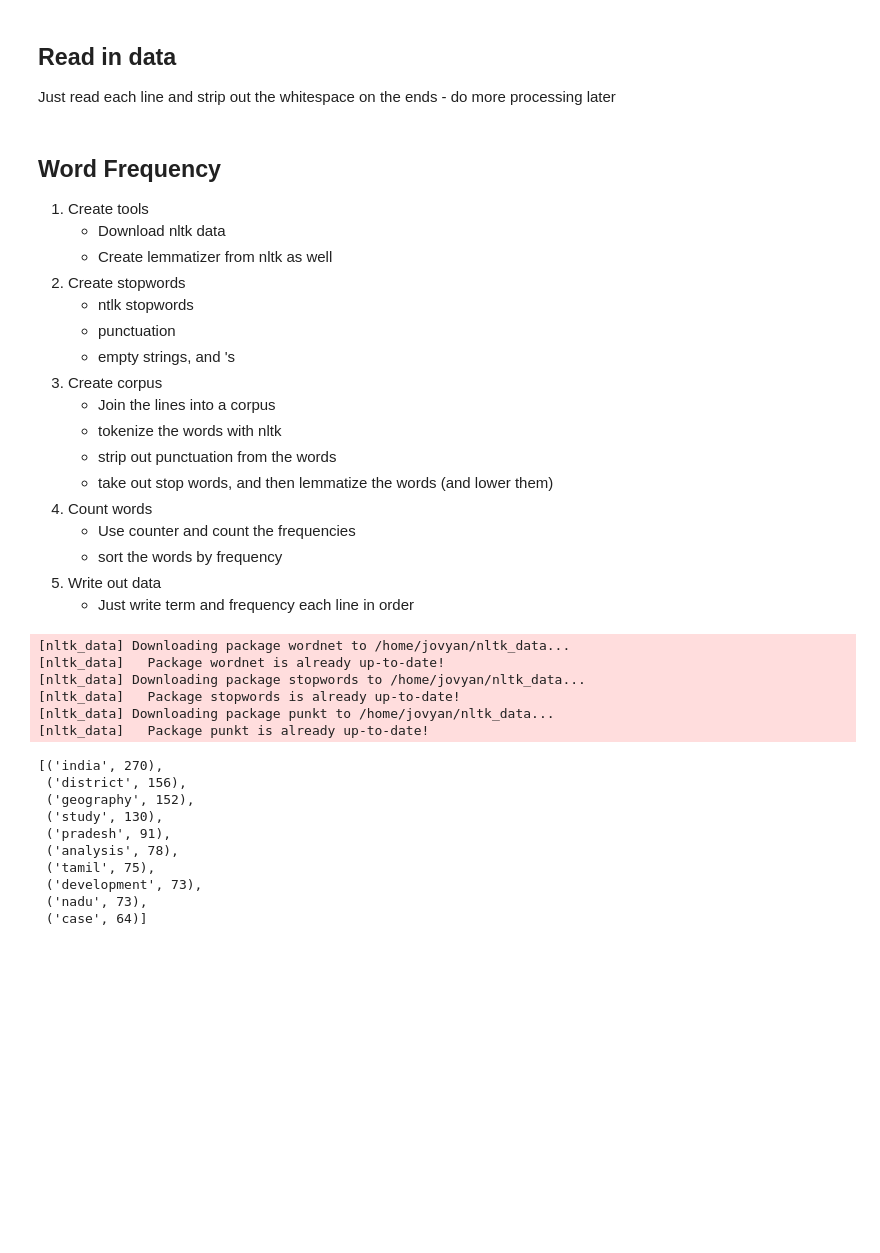
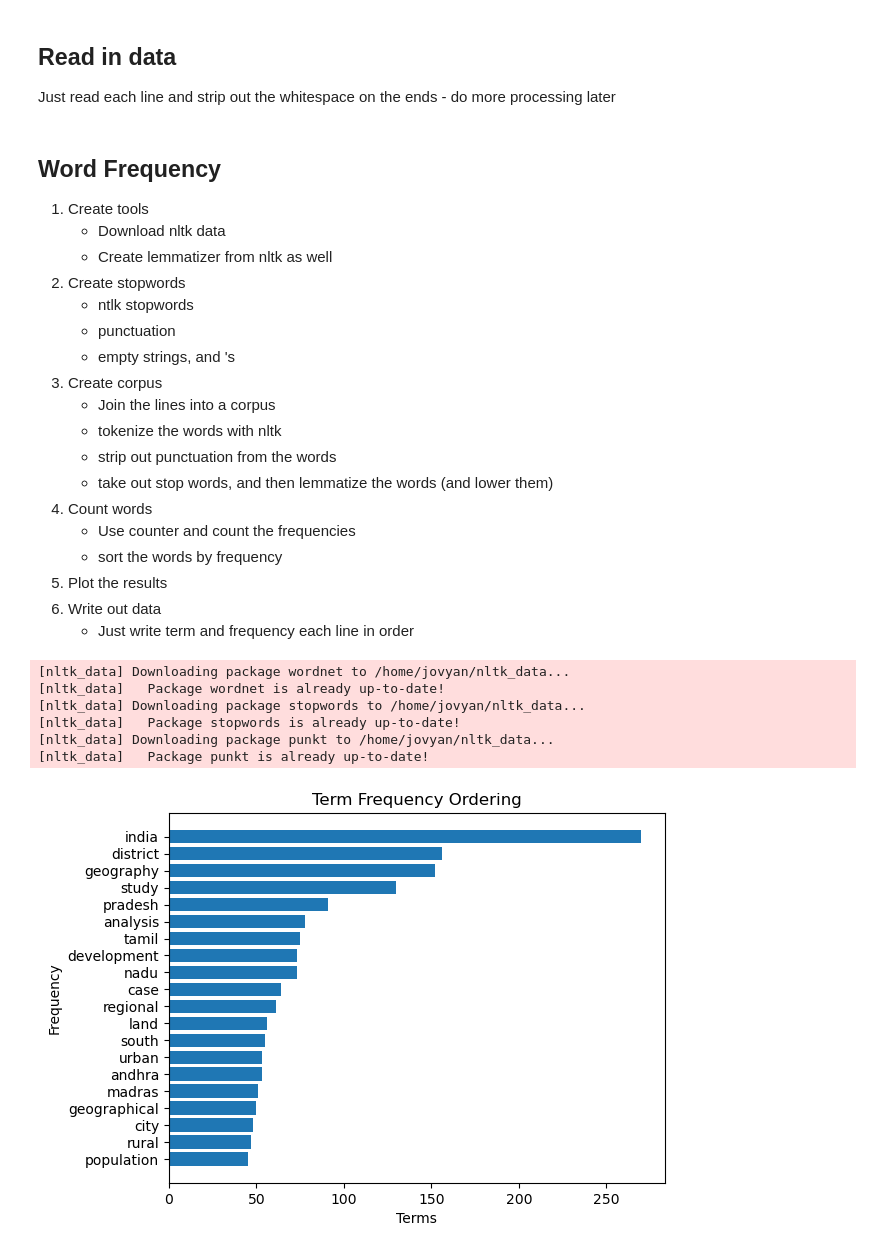
Before and after one commit to sachiniyer/igj-title-analysis, a Jupyter notebook: main.ipynb, the cells around one changed output. Drawn from its saved outputs; the diff is of its cells as text; code cells hidden in the pictures; blank space fills up the shorter version.

Commit message:
add charts

```diff
--- a/main.ipynb
+++ b/main.ipynb
@@ -38,7 +40,8 @@ with open(file_path, "r") as file:
 4. Count words
     * Use counter and count the frequencies
     * sort the words by frequency
-5. Write out data
+6. Plot the results
+7. Write out data
     * Just write term and frequency each line in order
 # %%
 nltk.download(['wordnet', 'stopwords', 'punkt'])
@@ -57,18 +60,12 @@ words = [word.strip(string.punctuation) for word in nltk.word_tokenize(" ".join(
 filtered_words = [lemmatizer.lemmatize(word).lower() for word in words if word.lower() not in stop_words]
 # %%
 sorted_word_freq = sorted(Counter(filtered_words).items(), key=lambda x: x[1], reverse=True)
-sorted_word_freq[:10]
-# %% [output]
-[('india', 270),
- ('district', 156),
- ('geography', 152),
- ('study', 130),
- ('pradesh', 91),
- ('analysis', 78),
- ('tamil', 75),
- ('development', 73),
- ('nadu', 73),
- ('case', 64)]
+# %%
+plt.barh([i[0] for i in reversed(sorted_word_freq[:20])], [i[1] for i in reversed(sorted_word_freq[:20])])
+plt.xlabel('Terms'), plt.ylabel('Frequency'), plt.title('Term Frequency Ordering')
+plt.show()
+# %% [output]
+[figure, added]
 # %%
 file_path = "frequency.txt"
 with open(file_path, "w") as file:
```
Also changed, not shown: parts of 4 cells of this notebook.
